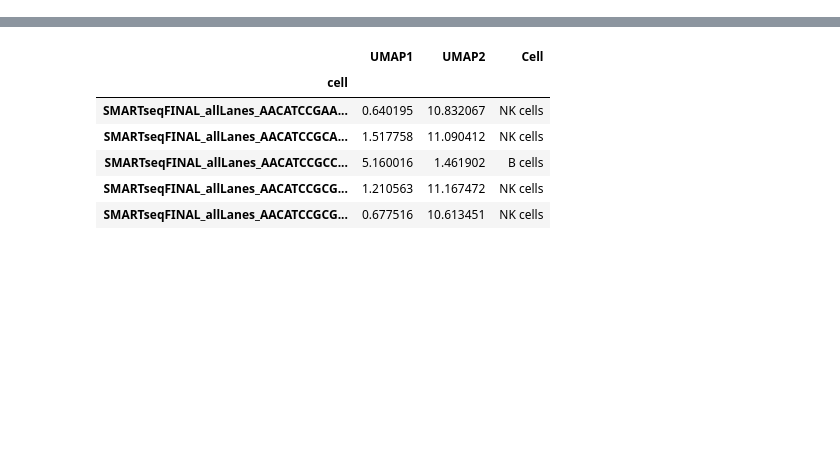
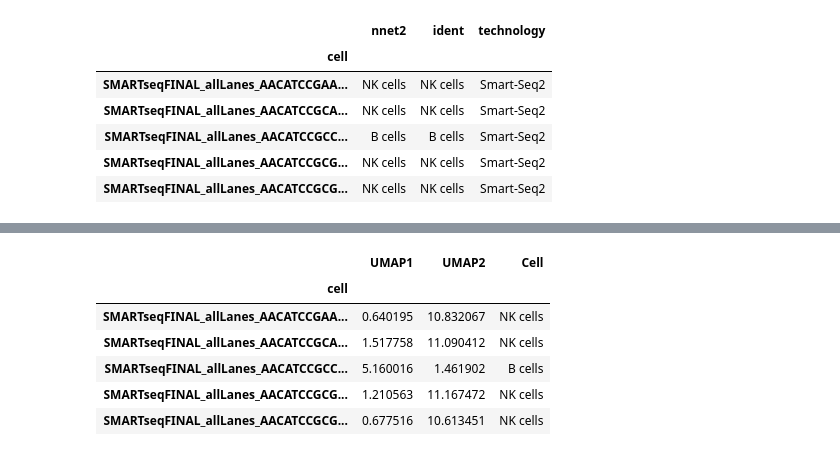
Before and after one commit to Vargeszti/Thesis, a Jupyter notebook: code/scRNAseq.ipynb, the cells around one changed output, grey strips where cells are left out. Drawn from its saved outputs; the diff is of its cells as text; code cells hidden in the pictures; blank space fills up the shorter version.

```diff
--- a/code/scRNAseq.ipynb
+++ b/code/scRNAseq.ipynb
@@ -12,3 +12,13 @@ sns.set_style('whitegrid')
 temp['IL']
 # %%
 data = pd.read_csv('../data/scrnaseq/test_mat.csv', sep=',', header=0, index_col=0)
+# %%
+meta.head()
+# %% [output]
+|  | nnet2 | ident | technology |
+| cell |  |  |  |
+| SMARTseqFINAL_allLanes_AACATCCGAA... | NK cells | NK cells | Smart-Seq2 |
+| SMARTseqFINAL_allLanes_AACATCCGCA... | NK cells | NK cells | Smart-Seq2 |
+| SMARTseqFINAL_allLanes_AACATCCGCC... | B cells | B cells | Smart-Seq2 |
+| SMARTseqFINAL_allLanes_AACATCCGCG... | NK cells | NK cells | Smart-Seq2 |
+| SMARTseqFINAL_allLanes_AACATCCGCG... | NK cells | NK cells | Smart-Seq2 |
```
Also changed, not shown: parts of 1 cell of this notebook, 1 other file.
